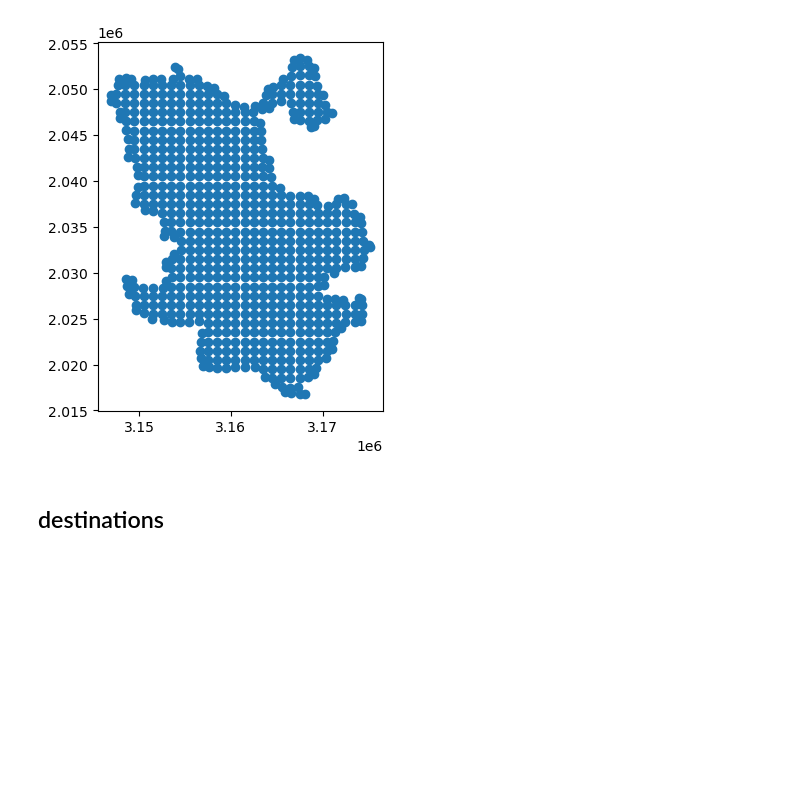
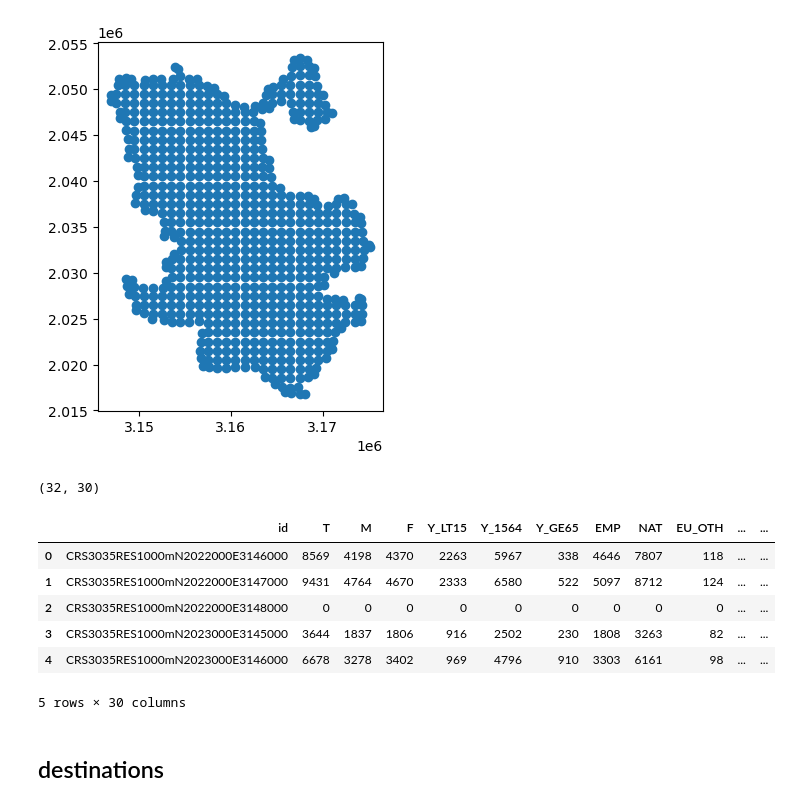
Before and after one commit to APapayaWarrior/madridAccessibility, a Jupyter notebook: Analysis/traveltimeMatrix.ipynb, the cells around one changed output. Saved outputs shown, nothing was run; the diff lists cells and outputs as text; code cells hidden in the pictures; blank space fills up the shorter version.

```diff
--- a/Analysis/traveltimeMatrix.ipynb
+++ b/Analysis/traveltimeMatrix.ipynb
@@ -42,6 +46,22 @@ pointOrigins.plot()
 # %% [output]
 <Axes: >
 [figure]
+# %%
+municipioOrigen = "alcorcon"
+pointOrigins =gpd.read_file(f'../muni2024/madridMetroArea/{municipioOrigen}.gpkg').rename({'GRD_ID' : 'id'}, axis=1)
+pointOrigins = pointOrigins.to_crs('EPSG:3035')
+
+print(pointOrigins.shape)
+pointOrigins.head()
+# %% [output]
+(32, 30)
+|  | id | T | M | F | Y_LT15 | Y_1564 | Y_GE65 | EMP | NAT | EU_OTH | ... | ... |
+| 0 | CRS3035RES1000mN2022000E3146000 | 8569 | 4198 | 4370 | 2263 | 5967 | 338 | 4646 | 7807 | 118 | ... | ... |
+| 1 | CRS3035RES1000mN2022000E3147000 | 9431 | 4764 | 4670 | 2333 | 6580 | 522 | 5097 | 8712 | 124 | ... | ... |
+| 2 | CRS3035RES1000mN2022000E3148000 | 0 | 0 | 0 | 0 | 0 | 0 | 0 | 0 | 0 | ... | ... |
+| 3 | CRS3035RES1000mN2023000E3145000 | 3644 | 1837 | 1806 | 916 | 2502 | 230 | 1808 | 3263 | 82 | ... | ... |
+| 4 | CRS3035RES1000mN2023000E3146000 | 6678 | 3278 | 3402 | 969 | 4796 | 910 | 3303 | 6161 | 98 | ... | ... |
+5 rows × 30 columns
 # %% [markdown]
 ## destinations
 # %% [markdown]
```
Also changed, not shown: parts of 9 cells of this notebook, 1 other file.
